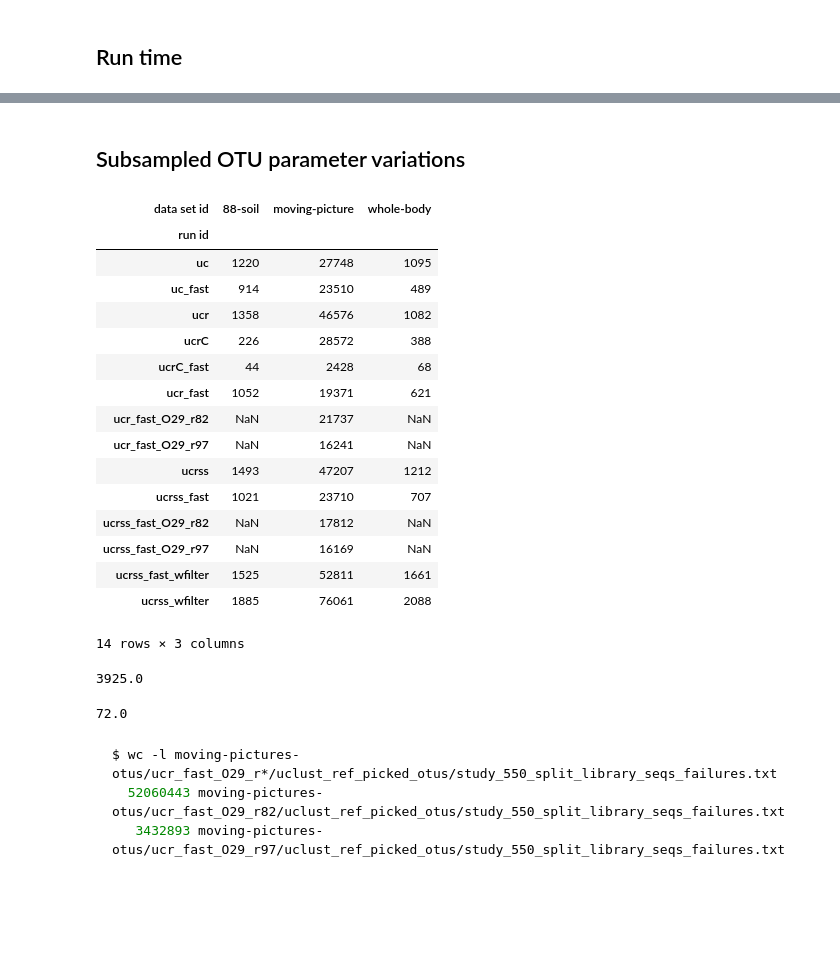
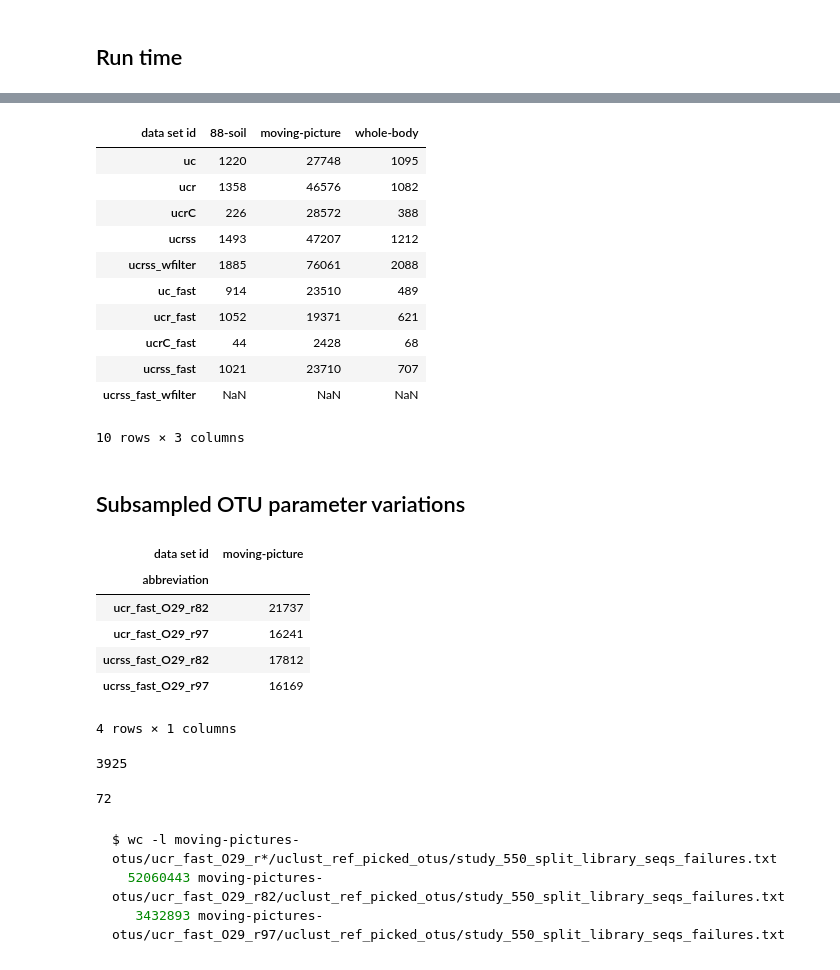
Before and after one commit to caporaso-lab/cloaked-octo-ninja, a Jupyter notebook: analyses.ipynb, the cells around one changed output, grey strips where cells are left out. Cells and saved outputs as stored; diff of their text form; code cells hidden in the pictures; blank space fills up the shorter version.

Commit message:
improved filtering strategy for run time table, need to extend this to other tables

````diff
--- a/analyses.ipynb
+++ b/analyses.ipynb
@@ -348,6 +348,7 @@ from datetime import datetime
 from calendar import month_abbr
 
 month_lookup = {v: k for k,v in enumerate(month_abbr)}
+method_descriptions = pd.io.parsers.read_csv('method-descriptions.tsv', sep='\t', index_col=0)
 # %%
 log_fps = glob('*/*/log*txt')
 
@@ -390,34 +377,42 @@ pretty_df
+# %%
+df
+# %% [output]
+| data set id | 88-soil | moving-picture | whole-body |
+| uc | 1220 | 27748 | 1095 |
+| ucr | 1358 | 46576 | 1082 |
+| ucrC | 226 | 28572 | 388 |
+| ucrss | 1493 | 47207 | 1212 |
+| ucrss_wfilter | 1885 | 76061 | 2088 |
+| uc_fast | 914 | 23510 | 489 |
+| ucr_fast | 1052 | 19371 | 621 |
+| ucrC_fast | 44 | 2428 | 68 |
+| ucrss_fast | 1021 | 23710 | 707 |
+| ucrss_fast_wfilter | NaN | NaN | NaN |
+10 rows × 3 columns
 # %% [markdown]
 ## Subsampled OTU parameter variations
-# %%
-# need to get this sorted with the O27 results
-df
-# %% [output]
-| data set id | 88-soil | moving-picture | whole-body |
-| run id |  |  |  |
-| uc | 1220 | 27748 | 1095 |
-| uc_fast | 914 | 23510 | 489 |
-| ucr | 1358 | 46576 | 1082 |
-| ucrC | 226 | 28572 | 388 |
-| ucrC_fast | 44 | 2428 | 68 |
-| ucr_fast | 1052 | 19371 | 621 |
-| ucr_fast_O29_r82 | NaN | 21737 | NaN |
-| ucr_fast_O29_r97 | NaN | 16241 | NaN |
-| ucrss | 1493 | 47207 | 1212 |
-| ucrss_fast | 1021 | 23710 | 707 |
-| ucrss_fast_O29_r82 | NaN | 17812 | NaN |
-| ucrss_fast_O29_r97 | NaN | 16169 | NaN |
-| ucrss_fast_wfilter | 1525 | 52811 | 1661 |
-| ucrss_wfilter | 1885 | 76061 | 2088 |
-14 rows × 3 columns
+# %%
+df = pd.DataFrame.from_records(results, columns=['abbreviation','data set id', 'runtime (s)'])
+df = df.merge(method_descriptions, left_on="abbreviation", right_index=True)
+df = df[df['processors'] == 29]
+df = df.pivot('abbreviation', 'data set id', 'runtime (s)')
+df
+# %% [output]
+| data set id | moving-picture |
+| abbreviation |  |
+| ucr_fast_O29_r82 | 21737 |
+| ucr_fast_O29_r97 | 16241 |
+| ucrss_fast_O29_r82 | 17812 |
+| ucrss_fast_O29_r97 | 16169 |
+4 rows × 1 columns
 # %%
 df['moving-picture']['ucr_fast_O29_r82'] - df['moving-picture']['ucrss_fast_O29_r82']
 # %% [output]
-3925.0
+3925
 # %%
 df['moving-picture']['ucr_fast_O29_r97'] - df['moving-picture']['ucrss_fast_O29_r97']
 # %% [output]
-72.0
+72
 # %% [markdown]
 ```bash
 $ wc -l moving-pictures-otus/ucr_fast_O29_r*/uclust_ref_picked_otus/study_550_split_library_seqs_failures.txt
````
Also changed, not shown: parts of 2 cells of this notebook, 1 other file.
